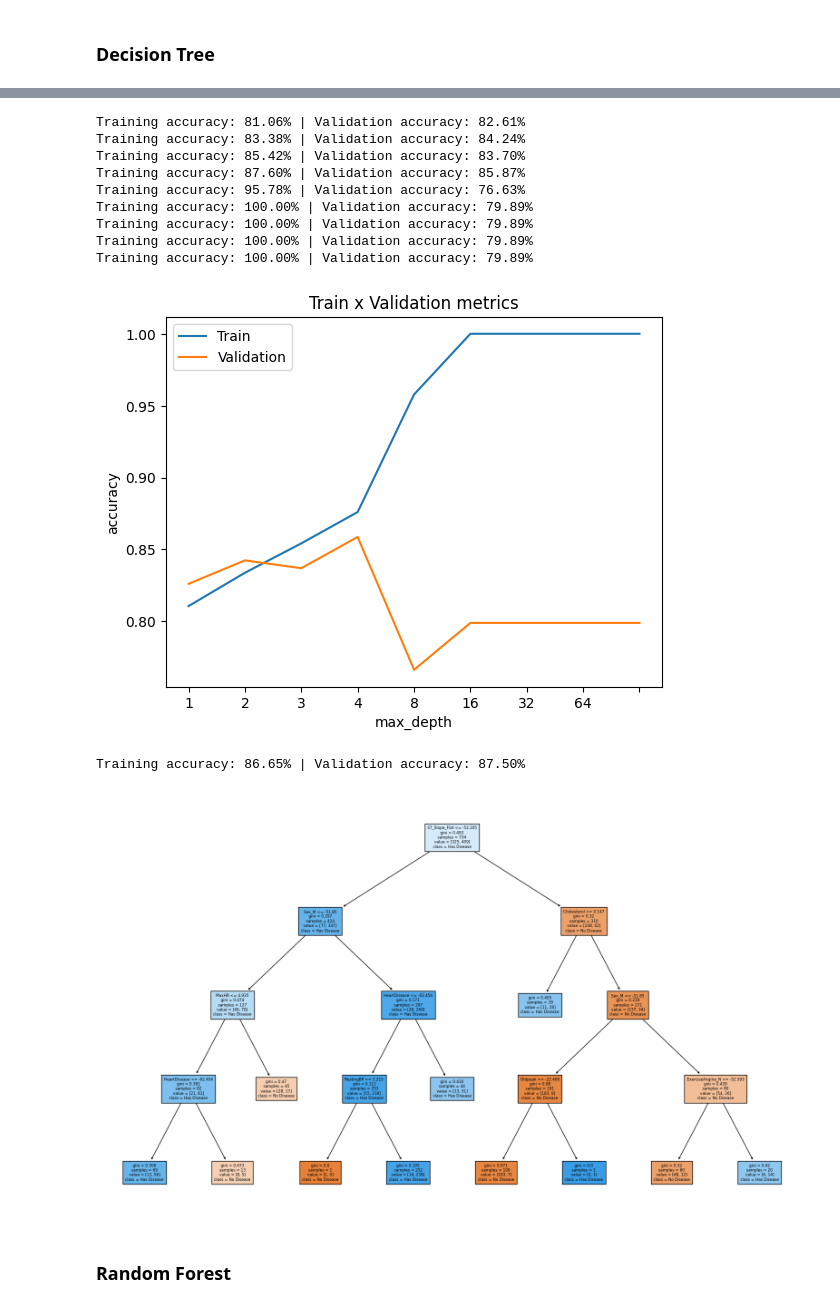
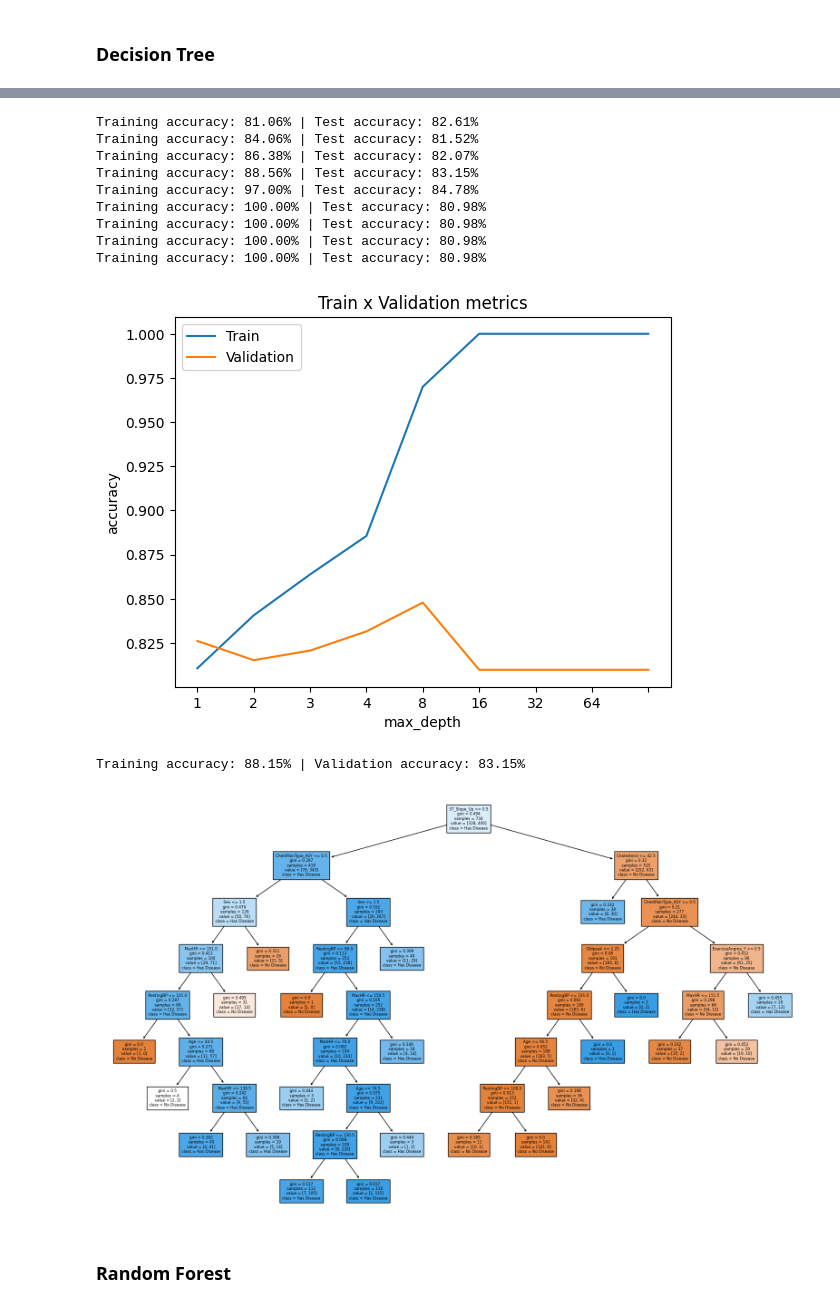
Before and after one commit to XueningD65/TriageAssist, a Jupyter notebook: dataset_load_and_test.ipynb, the cells around one changed output, grey strips where cells are left out. Saved outputs shown, nothing was run; the diff lists cells and outputs as text; code cells hidden in the pictures.

```diff
--- a/dataset_load_and_test.ipynb
+++ b/dataset_load_and_test.ipynb
@@ -298,0 +296,13 @@ features = df.drop("HeartDisease", axis = 1)
+# %%
+df = pd.read_csv('heart.csv', header = 0)
+df.columns = ['Age','Sex','ChestPainType','RestingBP','Cholesterol','FastingBS','RestingECG','MaxHR','ExerciseAngina','Oldpeak','ST_Slope','HeartDisease']
+
+df['Sex'] = df.Sex.map({'F': 2, 'M': 1})
+Y, A = df.loc[:, "HeartDisease"], df.loc[:, "Sex"]
+X = pd.get_dummies(df.drop(columns=["HeartDisease"]), dtype = float)
+
+A_str = A.map({1: "male", 2: "female"})
+X_train, X_test, y_train, y_test, A_train, A_test = train_test_split(
+    X, Y, A_str, test_size=0.2, stratify=Y
+)
+X.head()
@@ -303,5 +320,3 @@ print(len(features.columns), "features are used for training.")
-# %%
-X_train , X_val, y_train, y_val = train_test_split(features, target, train_size = 0.8)
 # %%
 # normalization
 X_train = (X_train - np.mean(X_train))/np.std(X_train)
@@ -361,12 +376,12 @@ for max_depth in max_depth_list:
     model = DecisionTreeClassifier(max_depth = max_depth,
                                    random_state = 234).fit(X_train,y_train)
     predictions_train = model.predict(X_train) ## The predicted values for the train dataset
-    predictions_val = model.predict(X_val) ## The predicted values for the test dataset
+    predictions_val = model.predict(X_test) ## The predicted values for the test dataset
     accuracy_train = accuracy_score(predictions_train,y_train)
-    accuracy_val = accuracy_score(predictions_val,y_val)
+    accuracy_val = accuracy_score(predictions_val,y_test)
     accuracy_list_train.append(accuracy_train)
     accuracy_list_val.append(accuracy_val)
-    print("Training accuracy: {:.2f}% | Validation accuracy: {:.2f}%".format(accuracy_train*100, accuracy_val*100))
+    print("Training accuracy: {:.2f}% | Test accuracy: {:.2f}%".format(accuracy_train*100, accuracy_val*100))
 
 
 plt.title('Train x Validation metrics')
@@ -378,29 +393,28 @@ plt.plot(accuracy_list_val)
 plt.legend(['Train','Validation'])
 plt.show()
 # %% [output]
-Training accuracy: 81.06% | Validation accuracy: 82.61%
-Training accuracy: 83.38% | Validation accuracy: 84.24%
-Training accuracy: 85.42% | Validation accuracy: 83.70%
-Training accuracy: 87.60% | Validation accuracy: 85.87%
-Training accuracy: 95.78% | Validation accuracy: 76.63%
-Training accuracy: 100.00% | Validation accuracy: 79.89%
-Training accuracy: 100.00% | Validation accuracy: 79.89%
-Training accuracy: 100.00% | Validation accuracy: 79.89%
-Training accuracy: 100.00% | Validation accuracy: 79.89%
+Training accuracy: 81.06% | Test accuracy: 82.61%
+Training accuracy: 84.06% | Test accuracy: 81.52%
+Training accuracy: 86.38% | Test accuracy: 82.07%
+Training accuracy: 88.56% | Test accuracy: 83.15%
+Training accuracy: 97.00% | Test accuracy: 84.78%
+Training accuracy: 100.00% | Test accuracy: 80.98%
+Training accuracy: 100.00% | Test accuracy: 80.98%
+Training accuracy: 100.00% | Test accuracy: 80.98%
+Training accuracy: 100.00% | Test accuracy: 80.98%
-[figure, old version]
+[figure, new version]
 # %%
-feature_names = list(df.columns)
+feature_names = list(X.columns)
 fig, ax = plt.subplots(1,1,figsize=(20,12))
-model = DecisionTreeClassifier(min_samples_split = 50, max_depth=4).fit(X_train, y_train)
+model = DecisionTreeClassifier(min_samples_split = 50, max_depth=8, random_state=21).fit(X_train, y_train)
 train_pred = model.predict(X_train)
-val_pred = model.predict(X_val)
-print("Training accuracy: {:.2f}% | Validation accuracy: {:.2f}%".format(accuracy_score(train_pred, y_train)*100, accuracy_score(val_pred, y_val)*100))
-
+val_pred = model.predict(X_test)
+print("Training accuracy: {:.2f}% | Validation accuracy: {:.2f}%".format(accuracy_score(train_pred, y_train)*100, accuracy_score(val_pred, y_test)*100))
 
 tree.plot_tree(model, feature_names = feature_names, ax=ax, fontsize=6, class_names=['No Disease', 'Has Disease'], filled=True)
 plt.show()
 # %% [output]
-Training accuracy: 86.65% | Validation accuracy: 87.50%
+Training accuracy: 88.15% | Validation accuracy: 83.15%
-[figure, old version]
+[figure, new version]
 # %% [markdown]
 ### Random Forest
```
Also changed, not shown: parts of 57 cells of this notebook, 2 other files.
